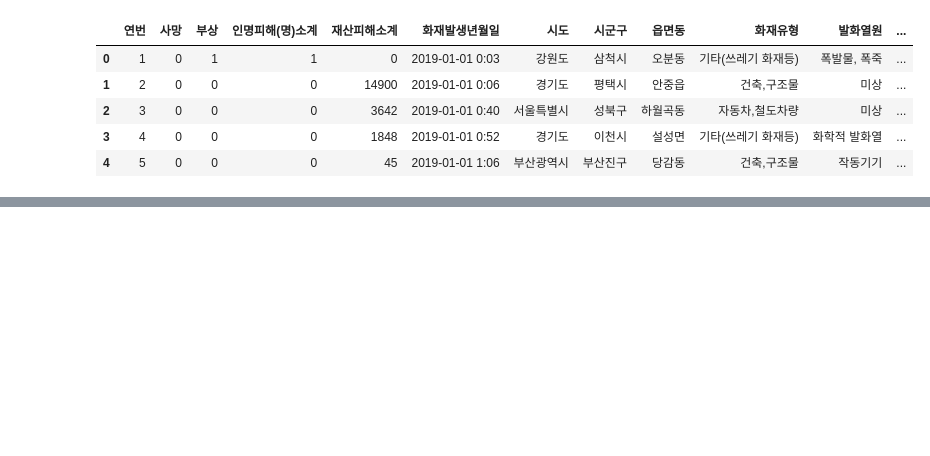
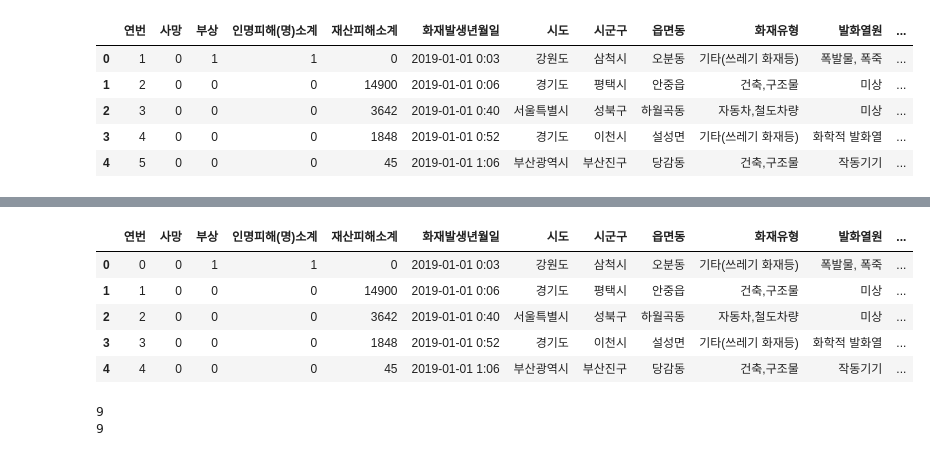
Before and after one commit to yumi0315/dt_ml, a Jupyter notebook: 05_updatedf.ipynb, the cells around one changed output, grey strips where cells are left out. Drawn from its saved outputs; the diff is of its cells as text; code cells hidden in the pictures; blank space fills up the shorter version.

```diff
--- a/05_updatedf.ipynb
+++ b/05_updatedf.ipynb
@@ -12,0 +57,5 @@ df.head()
+# %%
+# 새 열 추가
+# SELECT 사망 + 부상 AS 인명피해
+df['인명피해'] = df['사망'] + df['부상']
+df['인명피해'] # 시리즈 출력
@@ -12,0 +75,27 @@ df.head()
+# %%
+# select age - 1 as age
+# 기존 열을 수정
+df['연번'] = df['연번'] - 1
+df.head(5)
+# %% [output]
+|  | 연번 | 사망 | 부상 | 인명피해(명)소계 | 재산피해소계 | 화재발생년월일 | 시도 | 시군구 | 읍면동 | 화재유형 | 발화열원 | ... |
+| 0 | 0 | 0 | 1 | 1 | 0 | 2019-01-01 0:03 | 강원도 | 삼척시 | 오분동 | 기타(쓰레기 화재등) | 폭발물, 폭죽 | ... |
+| 1 | 1 | 0 | 0 | 0 | 14900 | 2019-01-01 0:06 | 경기도 | 평택시 | 안중읍 | 건축,구조물 | 미상 | ... |
+| 2 | 2 | 0 | 0 | 0 | 3642 | 2019-01-01 0:40 | 서울특별시 | 성북구 | 하월곡동 | 자동차,철도차량 | 미상 | ... |
+| 3 | 3 | 0 | 0 | 0 | 1848 | 2019-01-01 0:52 | 경기도 | 이천시 | 설성면 | 기타(쓰레기 화재등) | 화학적 발화열 | ... |
+| 4 | 4 | 0 | 0 | 0 | 45 | 2019-01-01 1:06 | 부산광역시 | 부산진구 | 당감동 | 건축,구조물 | 작동기기 | ... |
+# %%
+# lambda(람다) 식
+# 한 줄로 쓰는 함수
+
+def get_square(n):
+    return n ** 2
+
+print(get_square(3))
+
+lambda_square = lambda x: x ** 2
+
+print(lambda_square(3))
+# %% [output]
+9
+9
```
Also changed, not shown: parts of 24 cells of this notebook, 3 other files.
